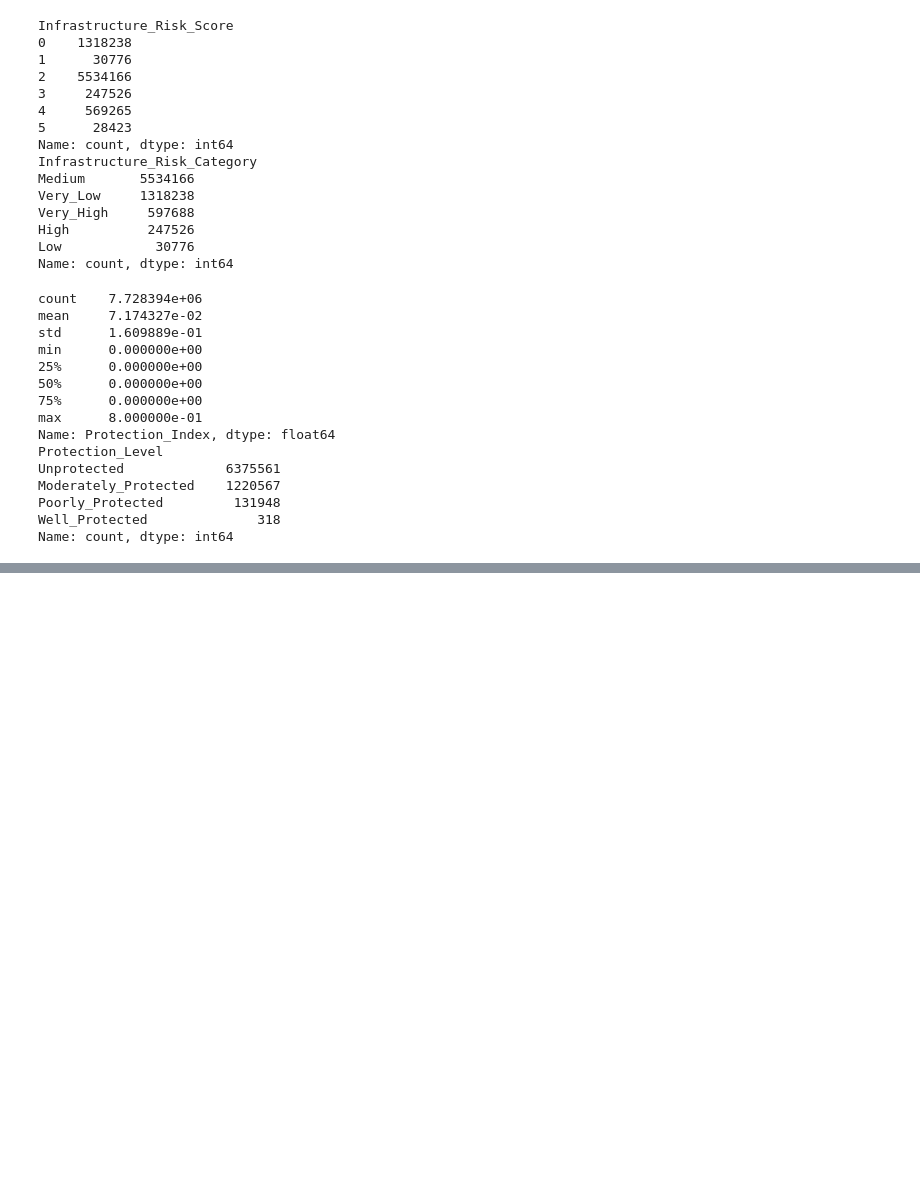
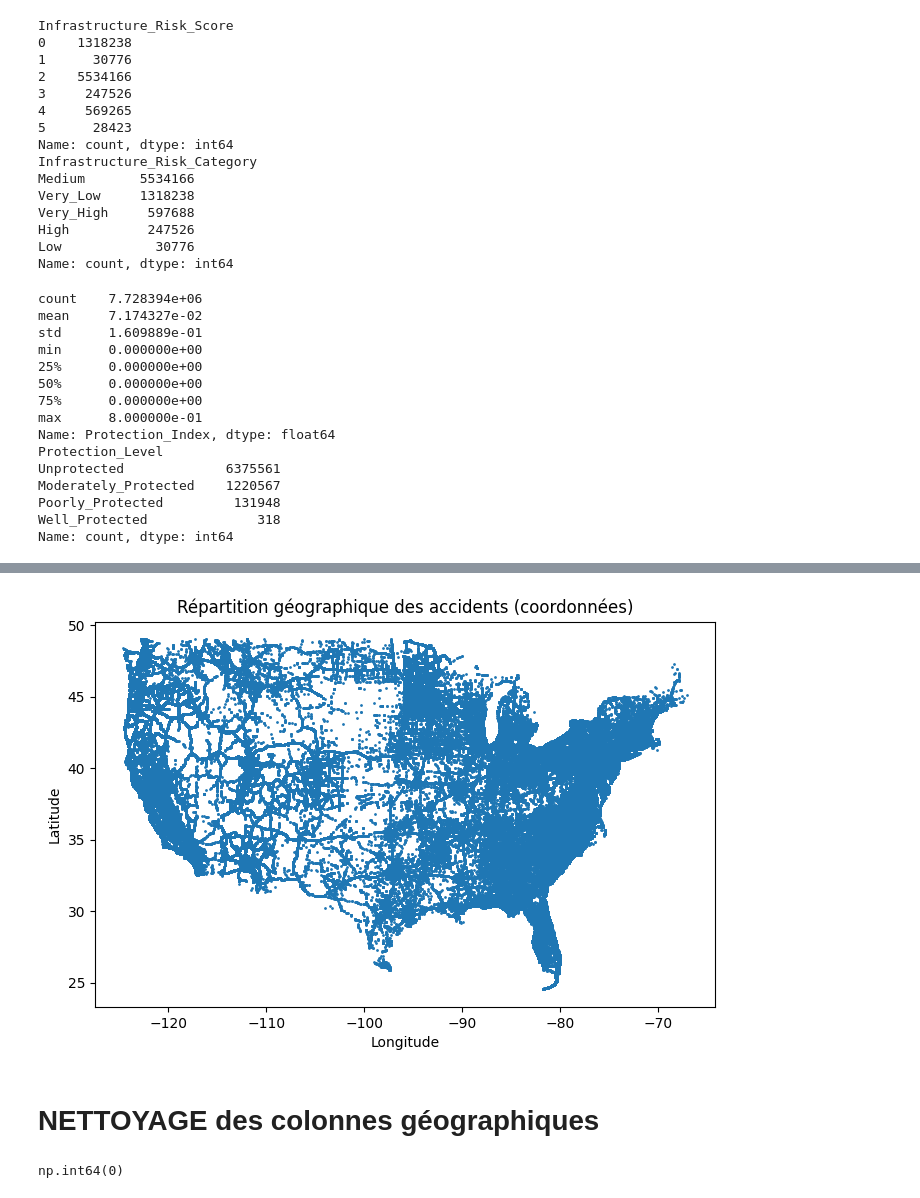
Before and after one commit to zinebettahery/US-Accidents, a Jupyter notebook: notebooks/EDA.ipynb, the cells around one changed output, grey strips where cells are left out. Drawn from its saved outputs; the diff is of its cells as text; code cells hidden in the pictures; blank space fills up the shorter version.

```diff
--- a/notebooks/EDA.ipynb
+++ b/notebooks/EDA.ipynb
@@ -2196,0 +2280,11 @@ Name: count, dtype: int64
+# %%
+plt.figure(figsize=(8,5))
+plt.scatter(df['Start_Lng'], df['Start_Lat'], s=1)
+plt.title('Répartition géographique des accidents (coordonnées)')
+plt.xlabel('Longitude')
+plt.ylabel('Latitude')
+plt.show()
+# %% [output]
+[figure, added]
+# %% [markdown]
+#  NETTOYAGE des colonnes géographiques
@@ -2196,0 +2294,4 @@ Name: count, dtype: int64
+# %%
+df['State'].isna().sum()
+# %% [output]
+np.int64(0)
```
Also changed, not shown: parts of 21 cells of this notebook.
